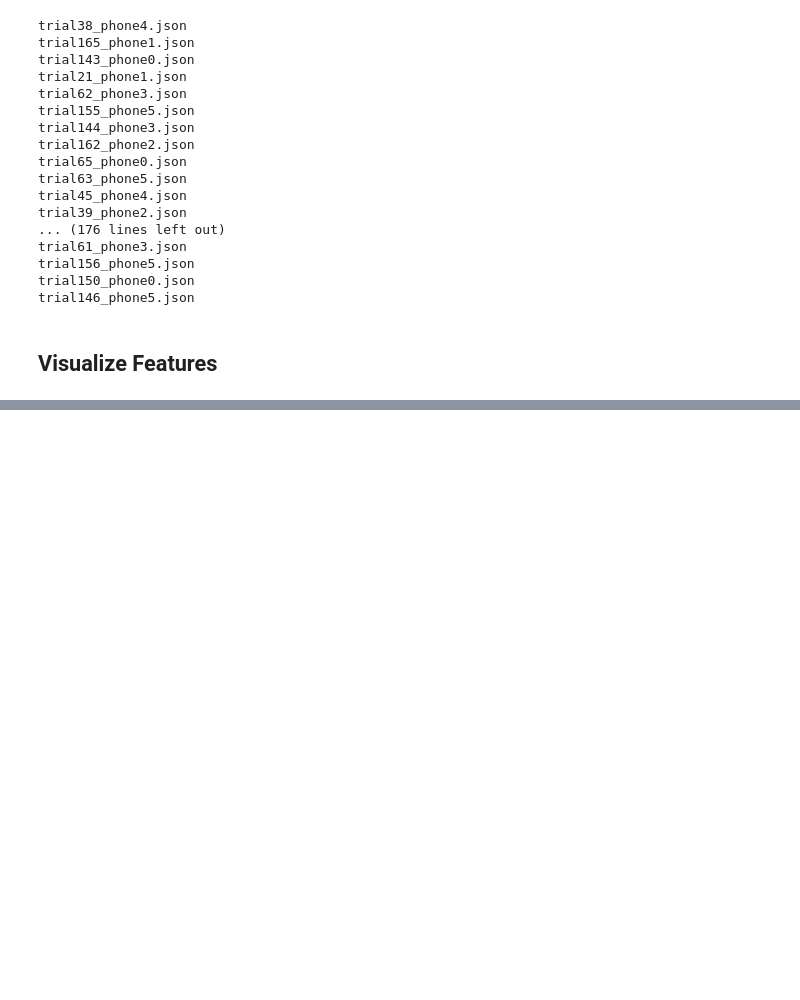
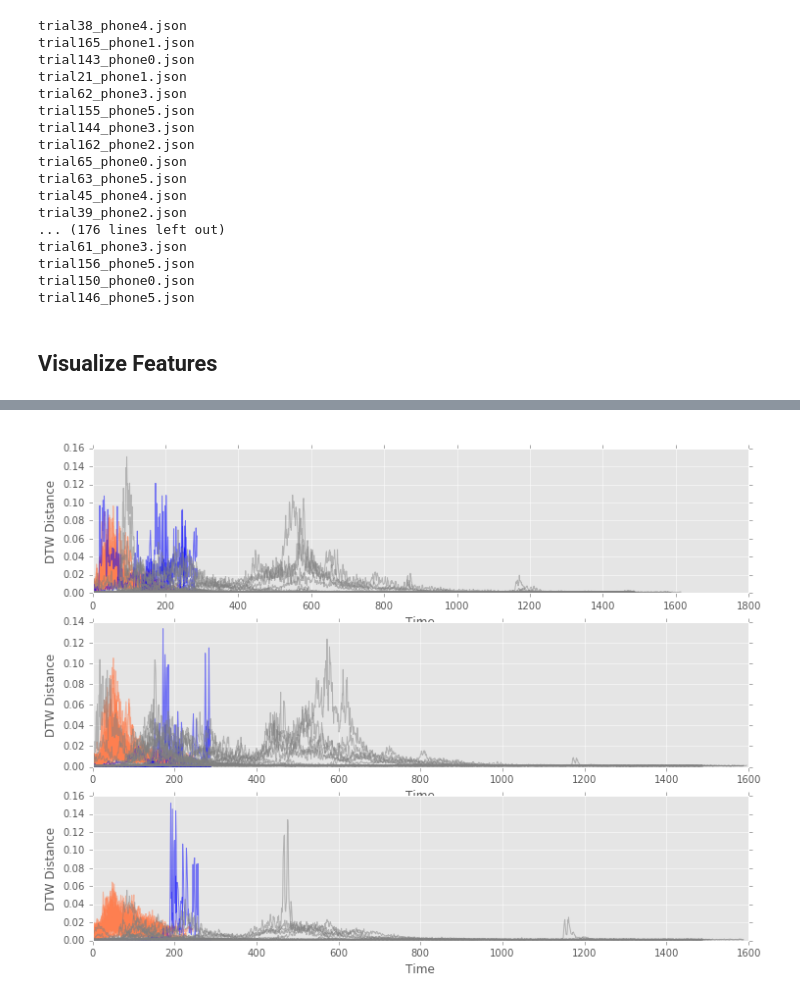
Before and after one commit to shifwang/MyShakeAnalysis, a Jupyter notebook: code/Yun/Feature_shake.ipynb, the cells around one changed output, grey strips where cells are left out. Drawn from its saved outputs; the diff is of its cells as text; code cells hidden in the pictures; blank space fills up the shorter version.

```diff
--- a/code/Yun/Feature_shake.ipynb
+++ b/code/Yun/Feature_shake.ipynb
@@ -206,13 +212,19 @@ with open(cwd + '/DTW_shake.json') as infile:
 
 with open(cwd + '/DTW_human.json') as infile:
     DTW_human = json.load(infile)
+
+with open(cwd + '/DTW_simulated.json') as infile:
+    DTW_simulated = json.load(infile)
 # %%
 # each: list of list of DTW trend
 DTW_shake_x = [DTW_shake[i]['DTW_x'] for i in DTW_shake.keys()]
 DTW_human_x = [DTW_human[i]['DTW_x'] for i in DTW_human.keys()]
+DTW_simulated_x = [DTW_simulated[i]['DTW_x'] for i in DTW_simulated.keys()]
 
 DTW_shake_y = [DTW_shake[i]['DTW_y'] for i in DTW_shake.keys()]
 DTW_human_y = [DTW_human[i]['DTW_y'] for i in DTW_human.keys()]
+DTW_simulated_y = [DTW_simulated[i]['DTW_y'] for i in DTW_simulated.keys()]
 
 DTW_shake_z = [DTW_shake[i]['DTW_z'] for i in DTW_shake.keys()]
 DTW_human_z = [DTW_human[i]['DTW_z'] for i in DTW_human.keys()]
+DTW_simulated_z = [DTW_simulated[i]['DTW_z'] for i in DTW_simulated.keys()]
@@ -219,3 +254,35 @@ DTW_human_z = [DTW_human[i]['DTW_z'] for i in DTW_human.keys()]
+# %%
+#plt.style.use(['dark_background'])
+plt.style.use(['ggplot'])
+
+figure(num=None, figsize=(12, 9), dpi=80)
+
+plt.subplot(311)
+[plt.plot(DTW_shake_x[i], color='coral', alpha=0.5) for i in random.sample(range(len(DTW_shake_x)),50)]
+[plt.plot(DTW_human_x[i], color='blue', alpha=0.5) for i in random.sample(range(len(DTW_human_x)),50)]
+[plt.plot(DTW_simulated_x[i], color='grey', alpha=0.5) for i in random.sample(range(len(DTW_simulated_x)),50)]
+plt.xlabel('Time')
+plt.ylabel('DTW Distance')
+plt.title('Human v.s. Shake, DTW Distance for window = 2, interval = 0.5')
+
+plt.subplot(312)
+[plt.plot(DTW_shake_y[i], color='coral', alpha=0.5) for i in random.sample(range(len(DTW_shake_y)),50)]
+[plt.plot(DTW_human_y[i], color='blue', alpha=0.5) for i in random.sample(range(len(DTW_human_y)),50)]
+[plt.plot(DTW_simulated_y[i], color='grey', alpha=0.5) for i in random.sample(range(len(DTW_simulated_y)),50)]
+plt.xlabel('Time')
+plt.ylabel('DTW Distance')
+
+plt.subplot(313)
+[plt.plot(DTW_shake_z[i], color='coral', alpha=0.5) for i in random.sample(range(len(DTW_shake_z)),50)]
+[plt.plot(DTW_human_z[i], color='blue', alpha=0.5) for i in random.sample(range(len(DTW_human_z)),50)]
+[plt.plot(DTW_simulated_z[i], color='grey', alpha=0.5) for i in random.sample(range(len(DTW_simulated_z)),50)]
+plt.xlabel('Time')
+plt.ylabel('DTW Distance')
+
+fig.suptitle('DTW of x,y,z: shake(color) v.s. human(grey)', fontsize=12)
+plt.show()
+# %% [output]
+[figure, added]
 # %%
 # radius = [1.0, 2.0, 3.0, 4.0, 5.0, 6.0]
 # area = [3.14159, 12.56636, 28.27431, 50.26544, 78.53975, 113.09724]
```
Also changed, not shown: parts of 21 cells of this notebook, 1 other file.
